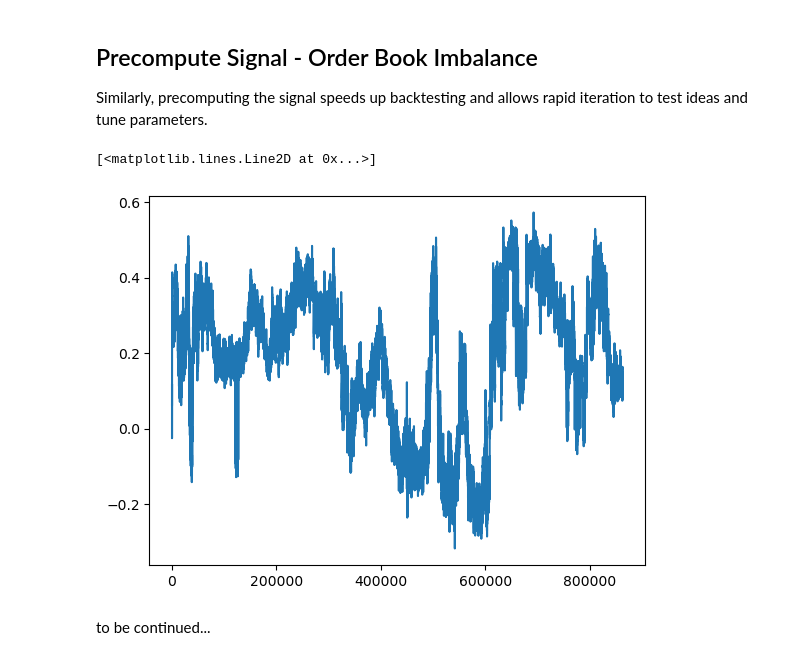
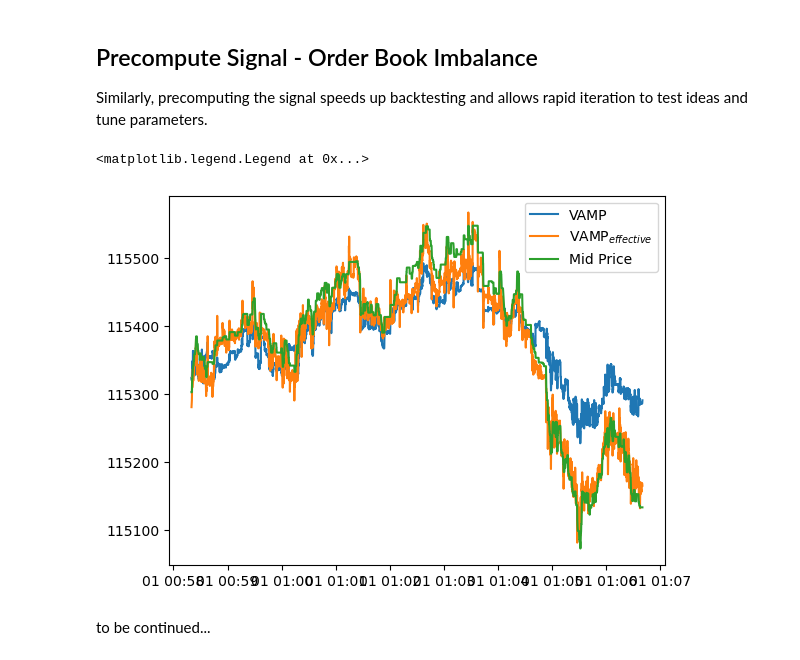
Before and after one commit to nkaz001/hftbacktest, a Jupyter notebook: examples/Accelerated Backtesting.ipynb, the cells around one changed output. Cells and saved outputs as stored; diff of their text form; code cells hidden in the pictures.

```diff
--- a/examples/Accelerated Backtesting.ipynb
+++ b/examples/Accelerated Backtesting.ipynb
@@ -1226,9 +1291,0 @@ obi = precompute_obi(
-# %%
-from matplotlib import pyplot as plt
-
-plt.plot(obi)
-# %% [output]
-[<matplotlib.lines.Line2D at 0x...>]
-[figure, removed]
-# %% [markdown]
-to be continued...
@@ -1234,0 +1326,18 @@ to be continued...
+# %%
+from matplotlib import pyplot as plt
+
+start = 35000
+end = 40000
+
+ts = pl.Series("timestamp", local_ts)
+ts_dt = ts.cast(pl.Datetime('ns'))
+
+plt.plot(ts_dt[start:end], vamp[start:end])
+plt.plot(ts_dt[start:end], vamp_eff[start:end])
+plt.plot(ts_dt[start:end], mid_tick[start:end] * tick_size)
+plt.legend(['VAMP', 'VAMP$_{effective}$', 'Mid Price'])
+# %% [output]
+<matplotlib.legend.Legend at 0x...>
+[figure, added]
+# %% [markdown]
+to be continued...
```
Also changed, not shown: parts of 6 cells of this notebook.
